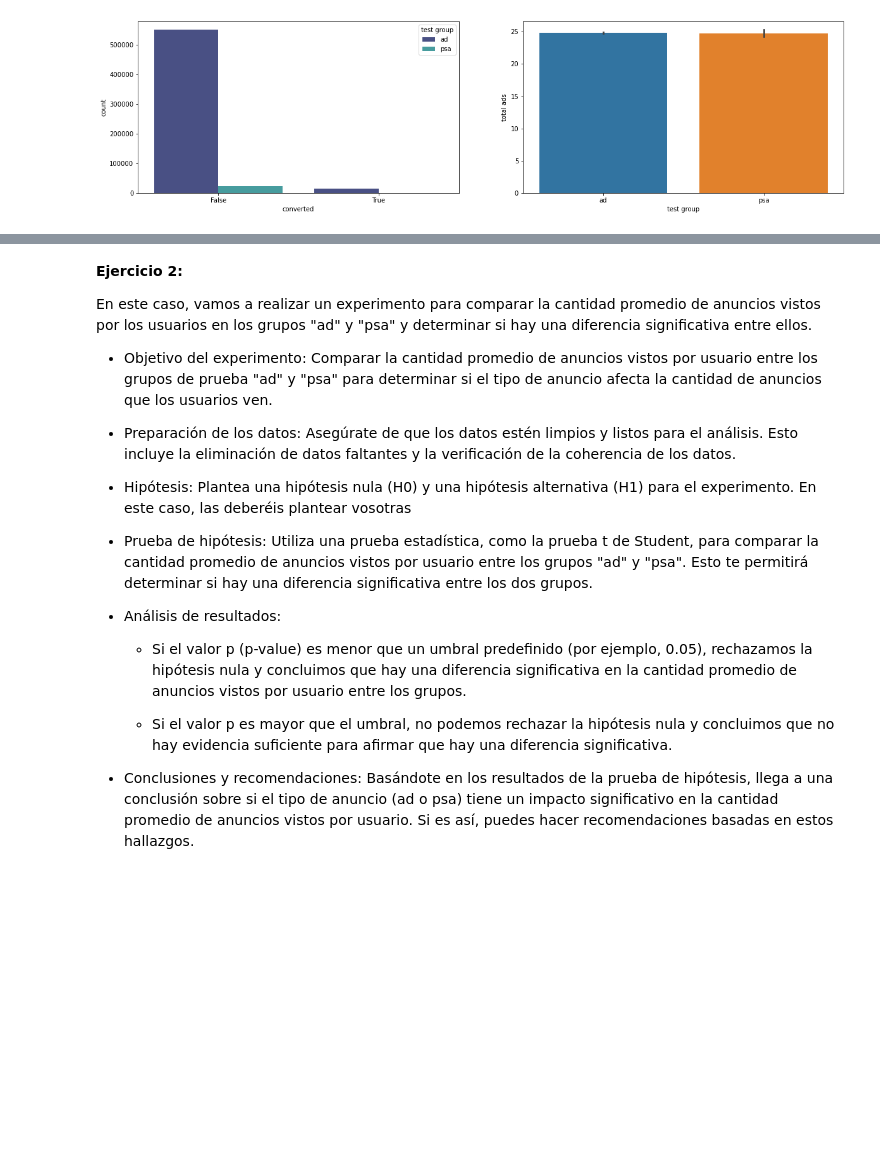
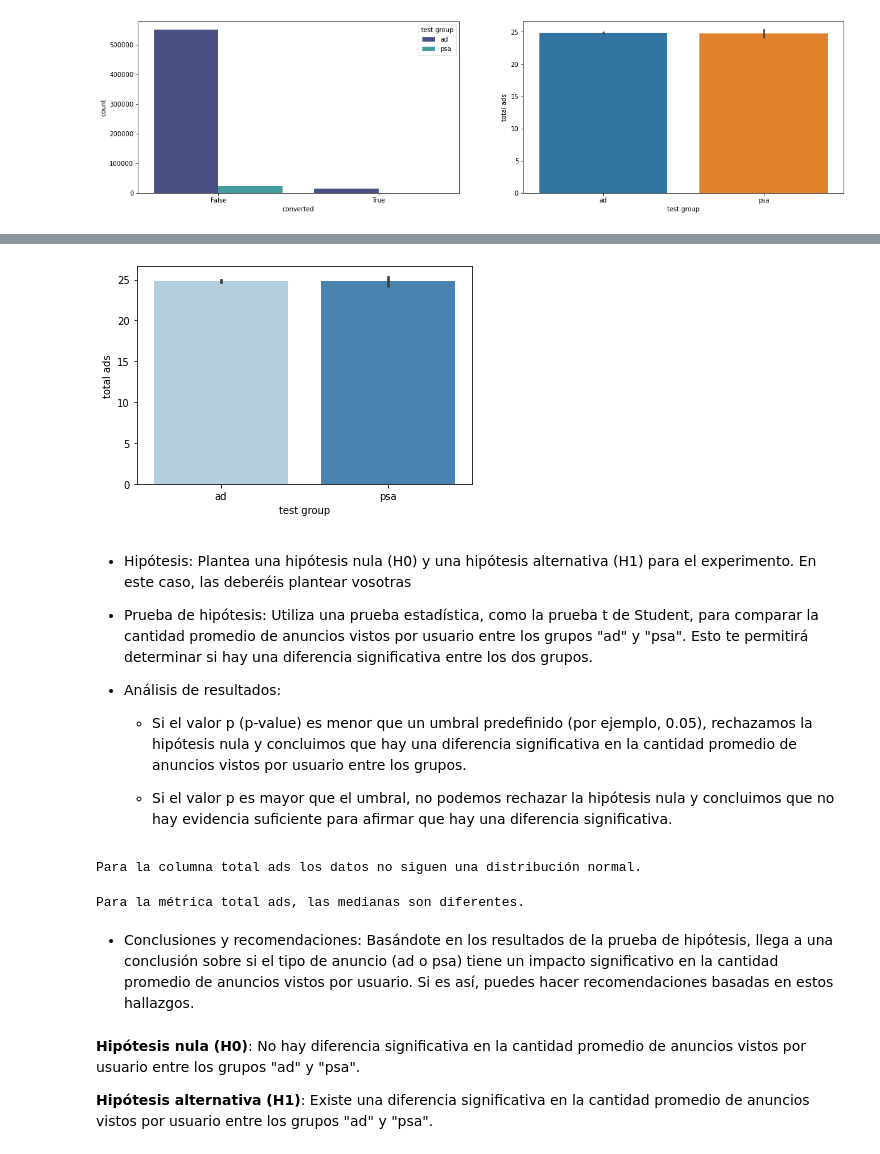
Before and after one commit to DianaG92/adalab-pair_programming-modulo3, a Jupyter notebook: promoH-modulo3-pairprogramming-AB_Testing-DIANA_ISA.ipynb, the cells around one changed output, grey strips where cells are left out. Drawn from its saved outputs; the diff is of its cells as text; code cells hidden in the pictures; blank space fills up the shorter version.

```diff
--- a/promoH-modulo3-pairprogramming-AB_Testing-DIANA_ISA.ipynb
+++ b/promoH-modulo3-pairprogramming-AB_Testing-DIANA_ISA.ipynb
@@ -183,12 +223,11 @@ sns.barplot(x = "test group", #para poder comparar ad y psa en el mismo gráfico
+# %%
+sns.barplot(x = "test group",
+            y = "total ads",
+            data = df,
+            palette = "Blues");
+# %% [output]
+[figure, added]
 # %% [markdown]
-**Ejercicio 2:**
-
-En este caso, vamos a realizar un experimento para comparar la cantidad promedio de anuncios vistos por los usuarios en los grupos "ad" y "psa" y determinar si hay una diferencia significativa entre ellos.
-
-- Objetivo del experimento: Comparar la cantidad promedio de anuncios vistos por usuario entre los grupos de prueba "ad" y "psa" para determinar si el tipo de anuncio afecta la cantidad de anuncios que los usuarios ven.
-
-- Preparación de los datos: Asegúrate de que los datos estén limpios y listos para el análisis. Esto incluye la eliminación de datos faltantes y la verificación de la coherencia de los datos.
-
 - Hipótesis: Plantea una hipótesis nula (H0) y una hipótesis alternativa (H1) para el experimento. En este caso, las deberéis plantear vosotras
 
 - Prueba de hipótesis: Utiliza una prueba estadística, como la prueba t de Student, para comparar la cantidad promedio de anuncios vistos por usuario entre los grupos "ad" y "psa". Esto te permitirá determinar si hay una diferencia significativa entre los dos grupos.
@@ -198,5 +237,49 @@ En este caso, vamos a realizar un experimento para comparar la cantidad promedio
     - Si el valor p (p-value) es menor que un umbral predefinido (por ejemplo, 0.05), rechazamos la hipótesis nula y concluimos que hay una diferencia significativa en la cantidad promedio de anuncios vistos por usuario entre los grupos.
 
     - Si el valor p es mayor que el umbral, no podemos rechazar la hipótesis nula y concluimos que no hay evidencia suficiente para afirmar que hay una diferencia significativa.
-
-- Conclusiones y recomendaciones: Basándote en los resultados de la prueba de hipótesis, llega a una conclusión sobre si el tipo de anuncio (ad o psa) tiene un impacto significativo en la cantidad promedio de anuncios vistos por usuario. Si es así, puedes hacer recomendaciones basadas en estos hallazgos.
+# %%
+# Creamos una función para comprobar la normalidad de los datos
+def normalidad(dataframe, columna):
+    statistic, p_value = stats.shapiro(dataframe[columna])
+    if p_value > 0.05:
+        print(f"Para la columna {columna} los datos siguen una distribución normal.")
+    else:
+        print(f"Para la columna {columna} los datos no siguen una distribución normal.")
+
+normalidad(df, "total ads")
+# %% [output]
+Para la columna total ads los datos no siguen una distribución normal.
+# %%
+# Creamos una función para calcular este test y ver si hay diferencias entre los grupos de estudio
+def test_man_whitney(dataframe, columnas_metricas, grupo_control, grupo_test, columna_grupos = "campaign_name"):
+
+    # Filtramos el DataFrame para quedarnos sólo con los datos de control
+    control = dataframe[dataframe[columna_grupos] == grupo_control]
+
+    # Filtramos el DataFrame para quedarnos sólo con los datos de control
+    test = dataframe[dataframe[columna_grupos] == grupo_test]
+
+    # Iteramos por las columnas de las métricas para ver si para cada una de ellas hay diferencias entre los grupos
+    for metrica in columnas_metricas:
+
+        # Filtrams el conjunto de datos para quedarnos sólo con la columna de la métrica que nos interesa
+        metrica_control = control[metrica]
+        metrica_test = test[metrica]
+
+        # Aplicamos el estadístico
+        u_statistic, p_value = stats.mannwhitneyu(metrica_control, metrica_test)
+
+        if p_value < 0.05:
+            print(f"Para la métrica {metrica}, las medianas son diferentes.")
+        else:
+            print(f"Para la métrica {metrica}, las medianas son iguales.")
+
+test_man_whitney(df, ["total ads"], "ad", "psa", columna_grupos="test group" )
+# %% [output]
+Para la métrica total ads, las medianas son diferentes.
+# %% [markdown]
+- Conclusiones y recomendaciones: Basándote en los resultados de la prueba de hipótesis, llega a una conclusión sobre si el tipo de anuncio (ad o psa) tiene un impacto significativo en la cantidad promedio de anuncios vistos por usuario. Si es así, puedes hacer recomendaciones basadas en estos hallazgos.
+# %% [markdown]
+**Hipótesis nula (H0)**: No hay diferencia significativa en la cantidad promedio de anuncios vistos por usuario entre los grupos "ad" y "psa".
+
+**Hipótesis alternativa (H1)**: Existe una diferencia significativa en la cantidad promedio de anuncios vistos por usuario entre los grupos "ad" y "psa".
```
Also changed, not shown: parts of 10 cells of this notebook, 1 other file.
